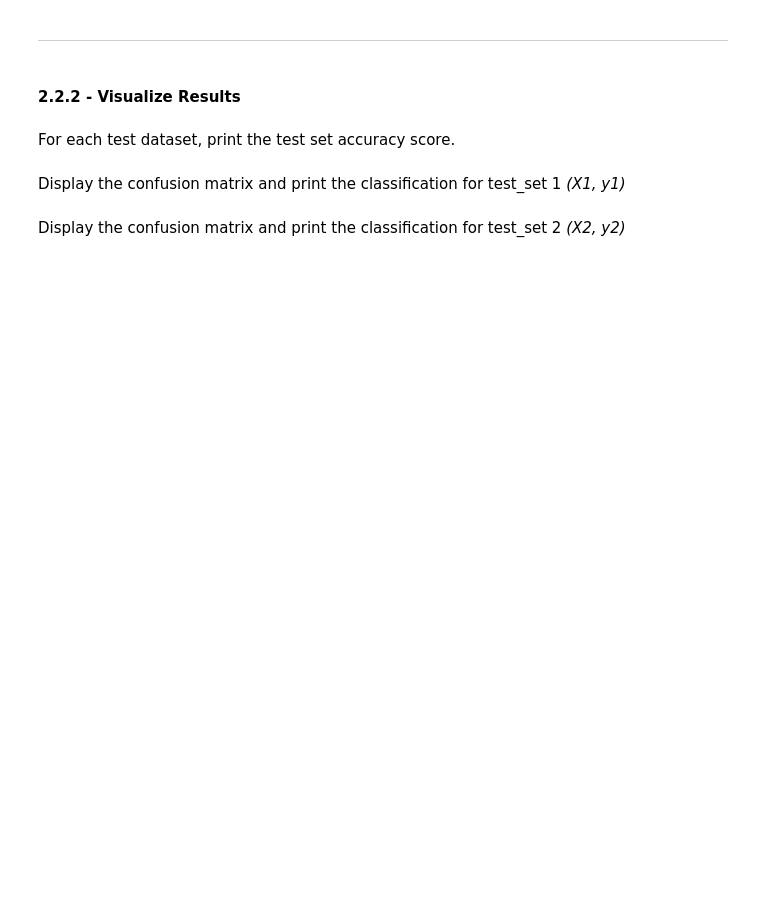
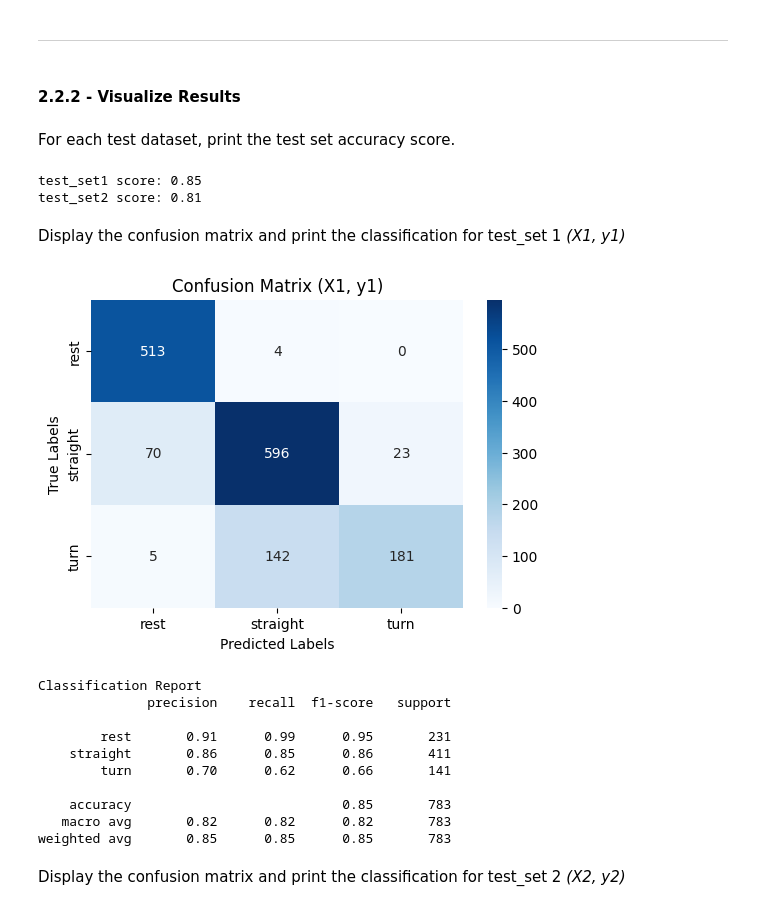
Before and after one commit to hanifbhuian/ENGG680_Fall24_Assignment4, a Jupyter notebook: Assignment 4.ipynb, the cells around one changed output. Saved outputs shown, nothing was run; the diff lists cells and outputs as text; code cells hidden in the pictures; blank space fills up the shorter version.

```diff
--- a/Assignment 4.ipynb
+++ b/Assignment 4.ipynb
@@ -446,6 +452,6 @@ X.head(2)
 # %%
 # TODO - Load motion_state column (target vector) into y
-# y =
+y = cv_set['motion_state']
 # %% [markdown]
 ___
 # %% [markdown]
@@ -499,6 +579,10 @@ Seperate the testsets into the selected features and target vectors *(X1, y1)* a
 # %%
 # TODO - Load the target vector from test_set1 into y1, and the selected features from test_set1 into X1
 # (1 marks)
-# y1 =
-# X1 =
+selected_features = ['ax_var', 'ay_var', 'az_sum', 'a_sum', 'gz_var']  # Selected features
+
+y1 = test_set1['motion_state']  # Load the target vector
+X1 = test_set1[selected_features]  # Load only the selected features
+
+# Display the first two rows of X1 to verify
 X1.head(2)
@@ -515,7 +609,10 @@ ___
 For each test dataset, print the test set accuracy score.
 # %%
 # TODO - Print test score accuracies for test_set1 and test_set2
-#print("test_set1 score: {:.2f}".format(???))
-#print("test_set2 score: {:.2f}".format(???))
+print("test_set1 score: {:.2f}".format(grid.score(X1, y1)))
+print("test_set2 score: {:.2f}".format(grid.score(X2, y2)))
+# %% [output]
+test_set1 score: 0.85
+test_set2 score: 0.81
 # %% [markdown]
 Display the confusion matrix and print the classification for test_set 1 *(X1, y1)*
@@ -524,2 +619,32 @@ Display the confusion matrix and print the classification for test_set 1 *(X1, y
+# %%
+# TODO - Display confusion matrix and print classification report for (X1, y1)
+
+# Generate predictions
+y1_pred = grid.best_estimator_.predict(X1)
+
+# Display confusion matrix
+conf_matrix4 = confusion_matrix(y1, y1_pred)
+plt.figure(figsize=(6, 4))
+sns.heatmap(conf_matrix3, annot=True, fmt='d', cmap='Blues', xticklabels=['rest', 'straight', 'turn'], yticklabels=['rest', 'straight', 'turn'])
+plt.title("Confusion Matrix (X1, y1)")
+plt.xlabel("Predicted Labels")
+plt.ylabel("True Labels")
+plt.show()
+
+# Print classification report with zero_division parameter
+print("Classification Report")
+print(classification_report(y1, y1_pred, zero_division=0))
+# %% [output]
+[figure, added]
+Classification Report
+              precision    recall  f1-score   support
+
+        rest       0.91      0.99      0.95       231
+    straight       0.86      0.85      0.86       411
+        turn       0.70      0.62      0.66       141
+
+    accuracy                           0.85       783
+   macro avg       0.82      0.82      0.82       783
+weighted avg       0.85      0.85      0.85       783
 # %% [markdown]
 Display the confusion matrix and print the classification for test_set 2 *(X2, y2)*
```
Also changed, not shown: parts of 26 cells of this notebook.
